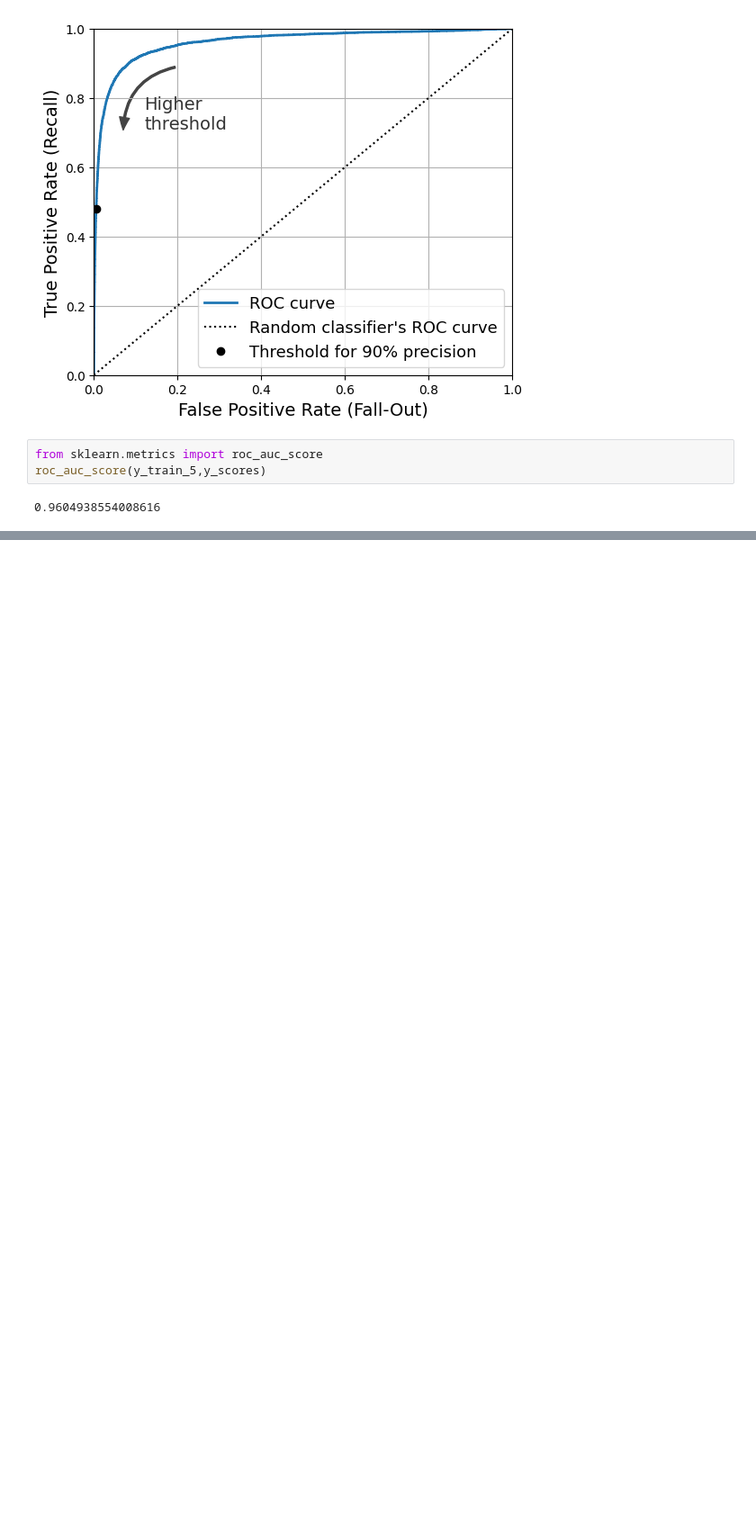
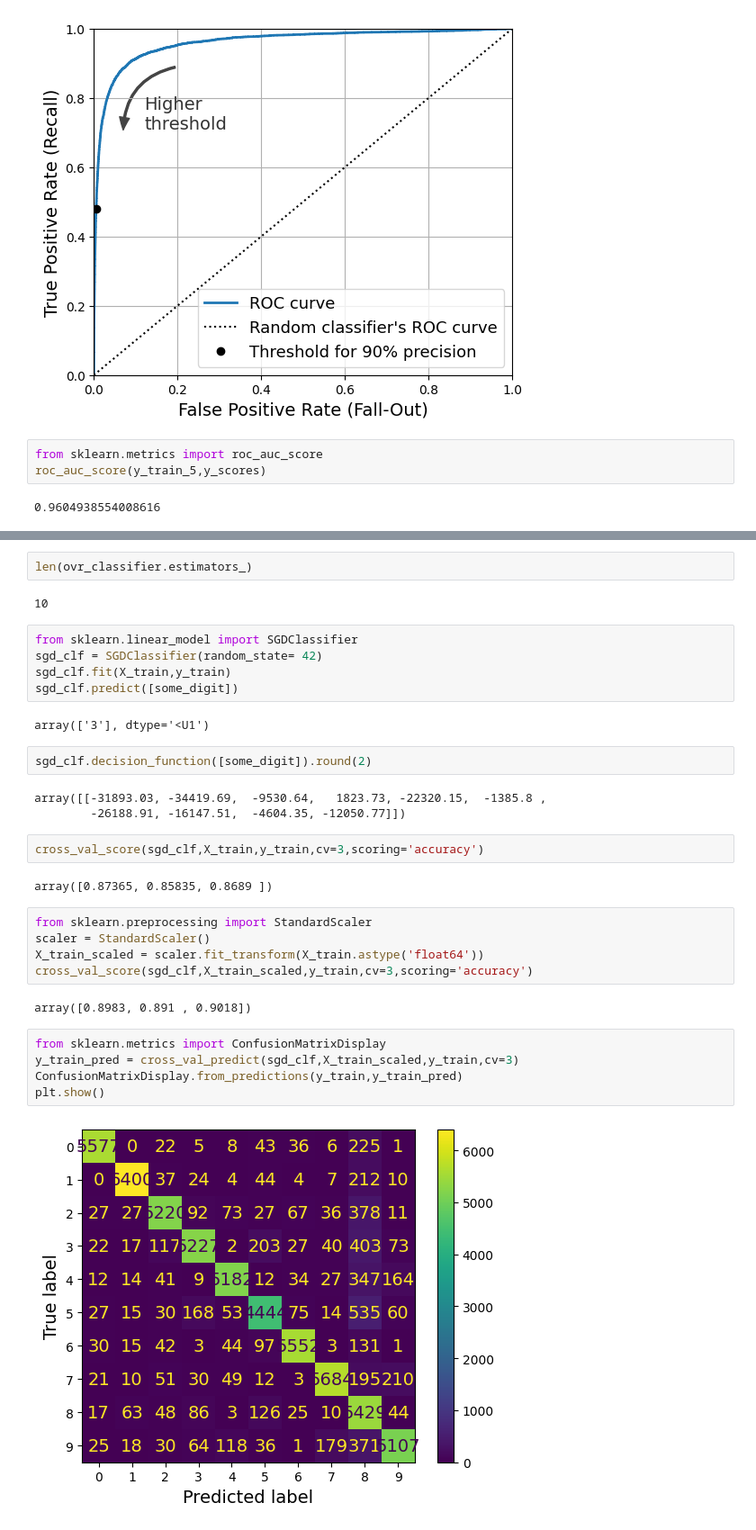
Before and after one commit to MorawoLekanDavid/ML_projects, a Jupyter notebook: classification.ipynb, the cells around one changed output, grey strips where cells are left out. Shown: that part at 90% size. Drawn from its saved outputs; the diff is of its cells as text; blank space fills up the shorter version.

```diff
--- a/classification.ipynb
+++ b/classification.ipynb
@@ -181,0 +266,34 @@ roc_auc_score(y_train_5,y_scores)
+# %%
+len(ovr_classifier.estimators_)
+# %% [output]
+10
+# %%
+from sklearn.linear_model import SGDClassifier
+sgd_clf = SGDClassifier(random_state= 42)
+sgd_clf.fit(X_train,y_train)
+sgd_clf.predict([some_digit])
+# %% [output]
+array(['3'], dtype='<U1')
+# %%
+sgd_clf.decision_function([some_digit]).round(2)
+# %% [output]
+array([[-31893.03, -34419.69,  -9530.64,   1823.73, -22320.15,  -1385.8 ,
+        -26188.91, -16147.51,  -4604.35, -12050.77]])
+# %%
+cross_val_score(sgd_clf,X_train,y_train,cv=3,scoring='accuracy')
+# %% [output]
+array([0.87365, 0.85835, 0.8689 ])
+# %%
+from sklearn.preprocessing import StandardScaler
+scaler = StandardScaler()
+X_train_scaled = scaler.fit_transform(X_train.astype('float64'))
+cross_val_score(sgd_clf,X_train_scaled,y_train,cv=3,scoring='accuracy')
+# %% [output]
+array([0.8983, 0.891 , 0.9018])
+# %%
+from sklearn.metrics import ConfusionMatrixDisplay
+y_train_pred = cross_val_predict(sgd_clf,X_train_scaled,y_train,cv=3)
+ConfusionMatrixDisplay.from_predictions(y_train,y_train_pred)
+plt.show()
+# %% [output]
+[figure, added]
```
Also changed, not shown: parts of 20 cells of this notebook.
